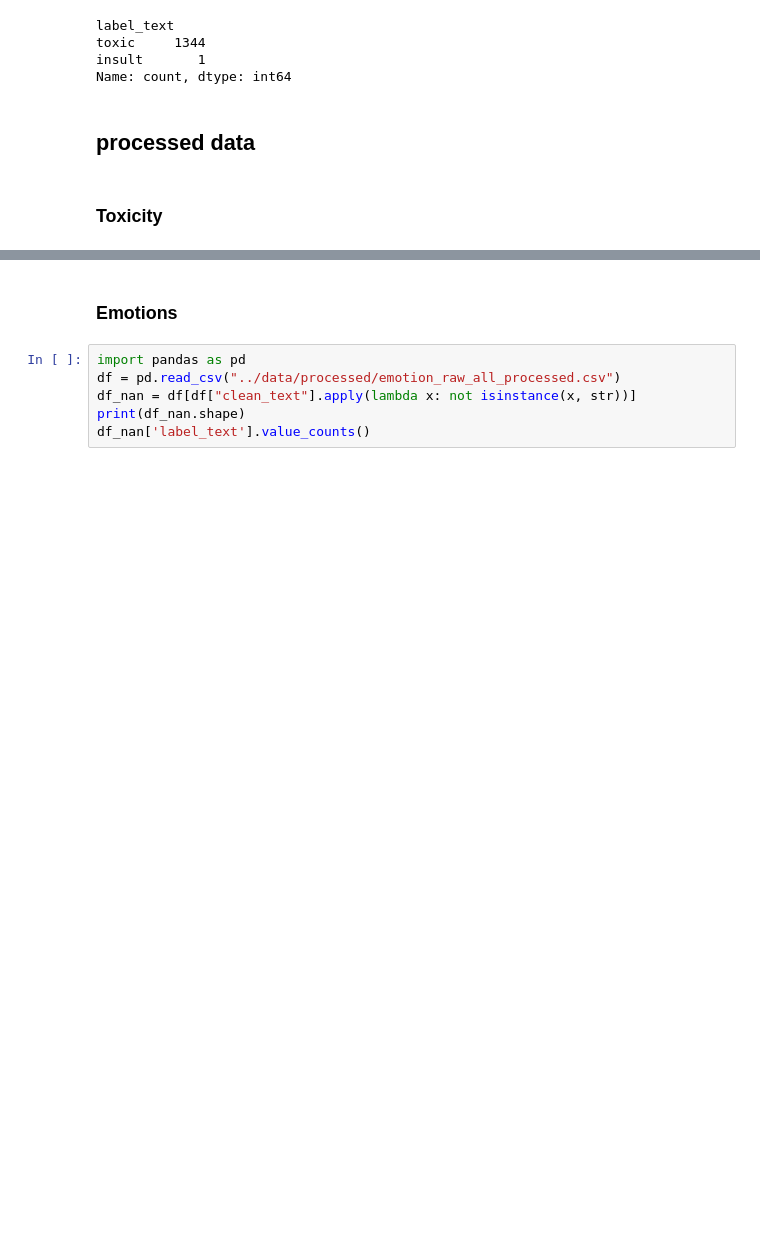
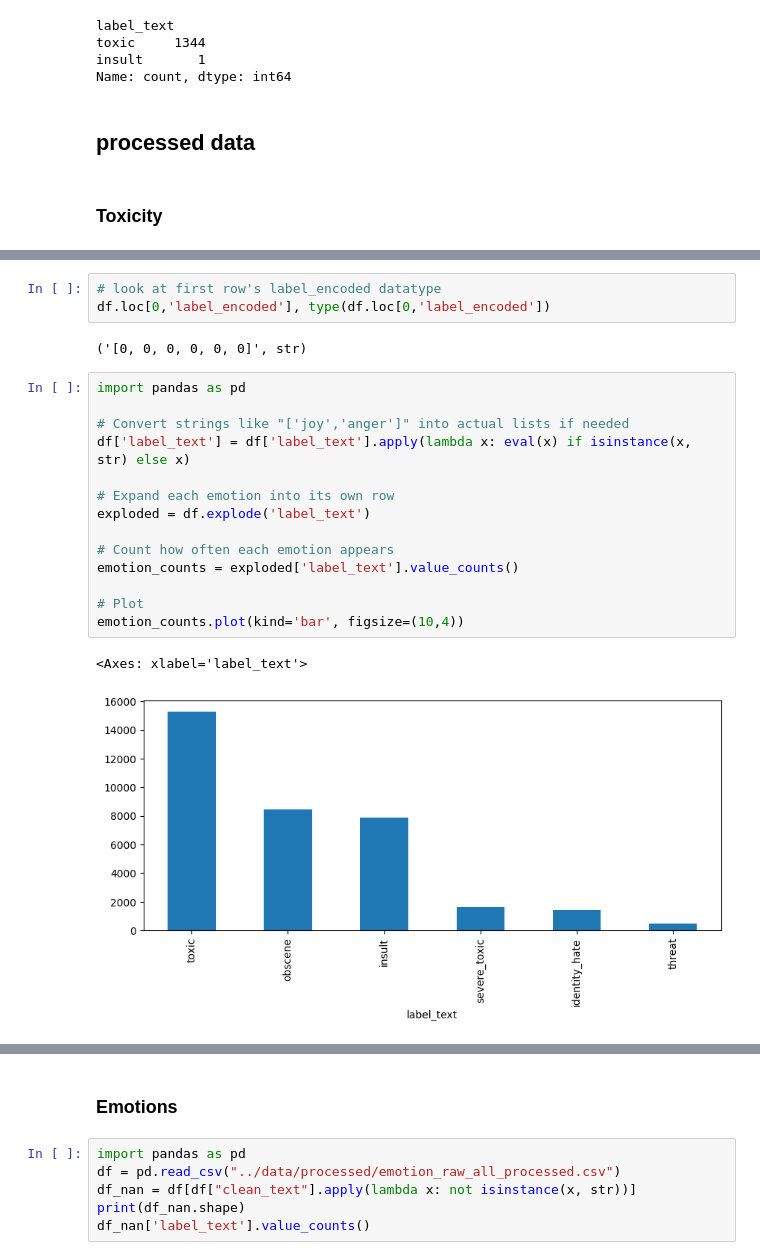
Before and after one commit to scottpitcher/toxicity-emotion-detection, a Jupyter notebook: notebooks/data_inspection.ipynb, the cells around one changed output, grey strips where cells are left out. Cells and saved outputs as stored; diff of their text form; blank space fills up the shorter version.

```diff
--- a/notebooks/data_inspection.ipynb
+++ b/notebooks/data_inspection.ipynb
@@ -204,0 +200,22 @@ df['label_text'].value_counts().plot(kind='bar', figsize=(10,4))
+# %%
+# look at first row's label_encoded datatype
+df.loc[0,'label_encoded'], type(df.loc[0,'label_encoded'])
+# %% [output]
+('[0, 0, 0, 0, 0, 0]', str)
+# %%
+import pandas as pd
+
+# Convert strings like "['joy','anger']" into actual lists if needed
+df['label_text'] = df['label_text'].apply(lambda x: eval(x) if isinstance(x, str) else x)
+
+# Expand each emotion into its own row
+exploded = df.explode('label_text')
+
+# Count how often each emotion appears
+emotion_counts = exploded['label_text'].value_counts()
+
+# Plot
+emotion_counts.plot(kind='bar', figsize=(10,4))
+# %% [output]
+<Axes: xlabel='label_text'>
+[figure, added]
```
Also changed, not shown: parts of 18 cells of this notebook, 8 other files.
